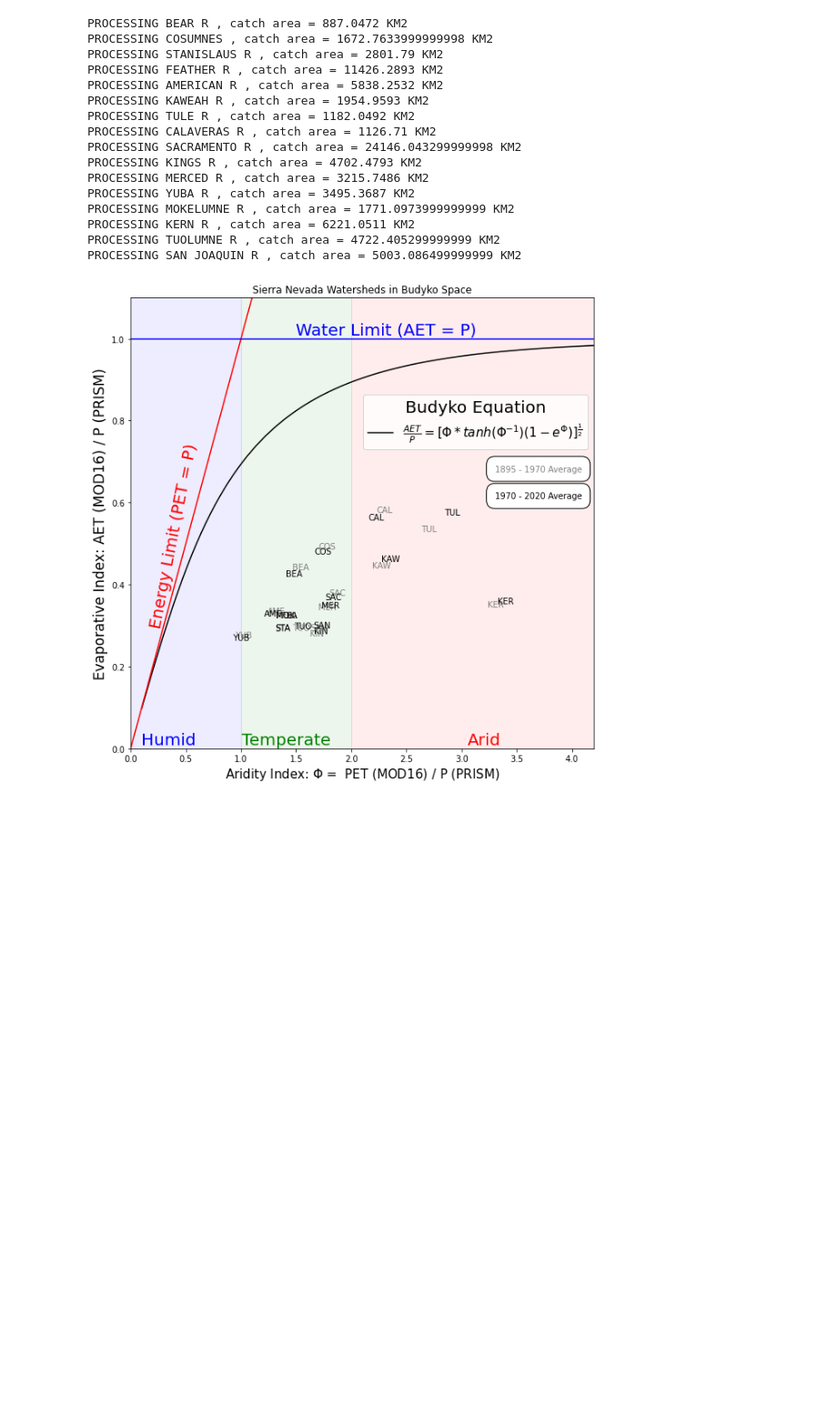
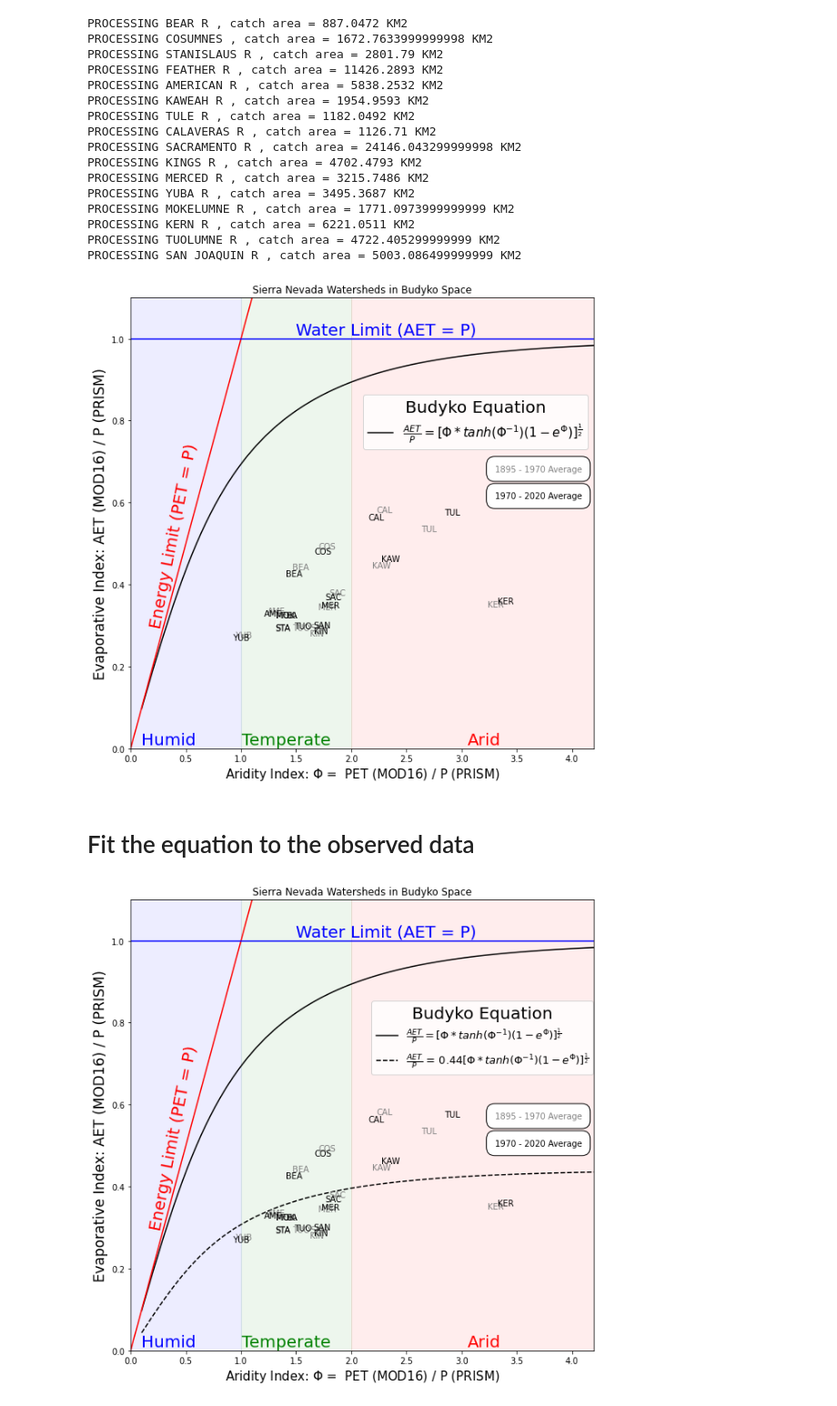
Before and after one commit to kashingtonDC/SierraSheds, a Jupyter notebook: code/03_Budyko.ipynb, the cells around one changed output. Shown at 91% size. Drawn from its saved outputs; the diff is of its cells as text; code cells hidden in the pictures; blank space fills up the shorter version.

Commit message:
fit budyko equation to data

```diff
--- a/code/03_Budyko.ipynb
+++ b/code/03_Budyko.ipynb
@@ -219,3 +219,5 @@ plt.title("Sierra Nevada Watersheds in Budyko Space")
 plt.show()
 # %% [output]
 [figure]
+# %% [markdown]
+# Fit the equation to the observed data
@@ -221,0 +248,63 @@ plt.show()
+# %%
+# Budyko plot
+
+plt.figure(figsize = (10,10))
+
+for k,v in budyko_dict.items():
+
+    basinstr = k.split()[0]
+
+    plt.scatter(v[1],v[0],alpha = 0.)
+    plt.text(v[1], v[0], basinstr[:3], fontsize = 10, color = 'gray')
+
+    plt.scatter(v[3],v[2],alpha = 0.)
+    plt.text(v[3], v[2], basinstr[:3], fontsize = 10, color = 'black')
+
+# Ploy budyko equation shown above
+budyko_x = np.linspace(0.1, 4.2, 100)
+budyko_y = np.array([np.sqrt((x*np.tanh(x**-1)*(1-np.exp(-x)))) for x in budyko_x])
+plt.plot(budyko_x,budyko_y, color = 'black',
+         label = r'$ \frac{AET}{P}  = [{\Phi * tanh(\Phi^{-1}) (1-e^{\Phi})}]^{\frac{1}{2}} $')
+
+plt.plot(budyko_x,budyko_y*optimal_const, color = 'black', linestyle = '--',
+         label = r'$ \frac{AET}{P}$ = ' + str(round(optimal_const,2)) + r'*$ [{\Phi * tanh(\Phi^{-1}) (1-e^{\Phi})}]^{\frac{1}{2}} $')
+
+
+# Put budyko eq in legend
+plt.legend(bbox_to_anchor=[1.01, 0.6], loc='lower right', fontsize = 13, title = "Budyko Equation", title_fontsize = 20)
+
+# Add info about the plots
+plt.annotate("1895 - 1970 Average", (0.88, 0.52),
+             xycoords="axes fraction", va="center", ha="center", color = 'gray',
+             bbox=dict(boxstyle="round, pad=1", fc="w"))
+
+plt.annotate("1970 - 2020 Average", (0.88, 0.46),
+             xycoords="axes fraction", va="center", ha="center", color = 'black',
+             bbox=dict(boxstyle="round, pad=1", fc="w"))
+
+# Plot water and energy limits
+plt.plot([-10,10],[-10,10],  color='r', linestyle='-')
+plt.axhline(y=1, color='blue', linestyle='-')
+
+plt.text(1.5,1.01, 'Water Limit (AET = P)', color = 'blue', size = 20)
+plt.text(0.16,0.3, 'Energy Limit (PET = P)', color = 'red', size = 20, rotation = np.degrees(np.pi/2.28))
+
+# Plot shaded climate zones
+plt.axvspan(0, 1, alpha=0.07, color='blue')
+plt.axvspan(1, 2, alpha=0.07, color='green')
+plt.axvspan(2, 4.5, alpha=0.07, color='red')
+
+plt.text(0.1,0.01, 'Humid', color = 'blue', size = 20)
+plt.text(1.01,0.01, 'Temperate', color = 'green', size = 20)
+plt.text(3.05,0.01, 'Arid', color = 'red', size = 20)
+
+plt.ylabel("Evaporative Index: AET (MOD16) / P (PRISM)", size = 17)
+plt.xlabel(r"Aridity Index: $\Phi$ =  PET (MOD16) / P (PRISM)", size = 15)
+
+plt.ylim([0,1.1])
+plt.xlim([0,4.2])
+
+plt.title("Sierra Nevada Watersheds in Budyko Space")
+plt.show()
+# %% [output]
+[figure, added]
```
Also changed, not shown: parts of 1 cell of this notebook.
